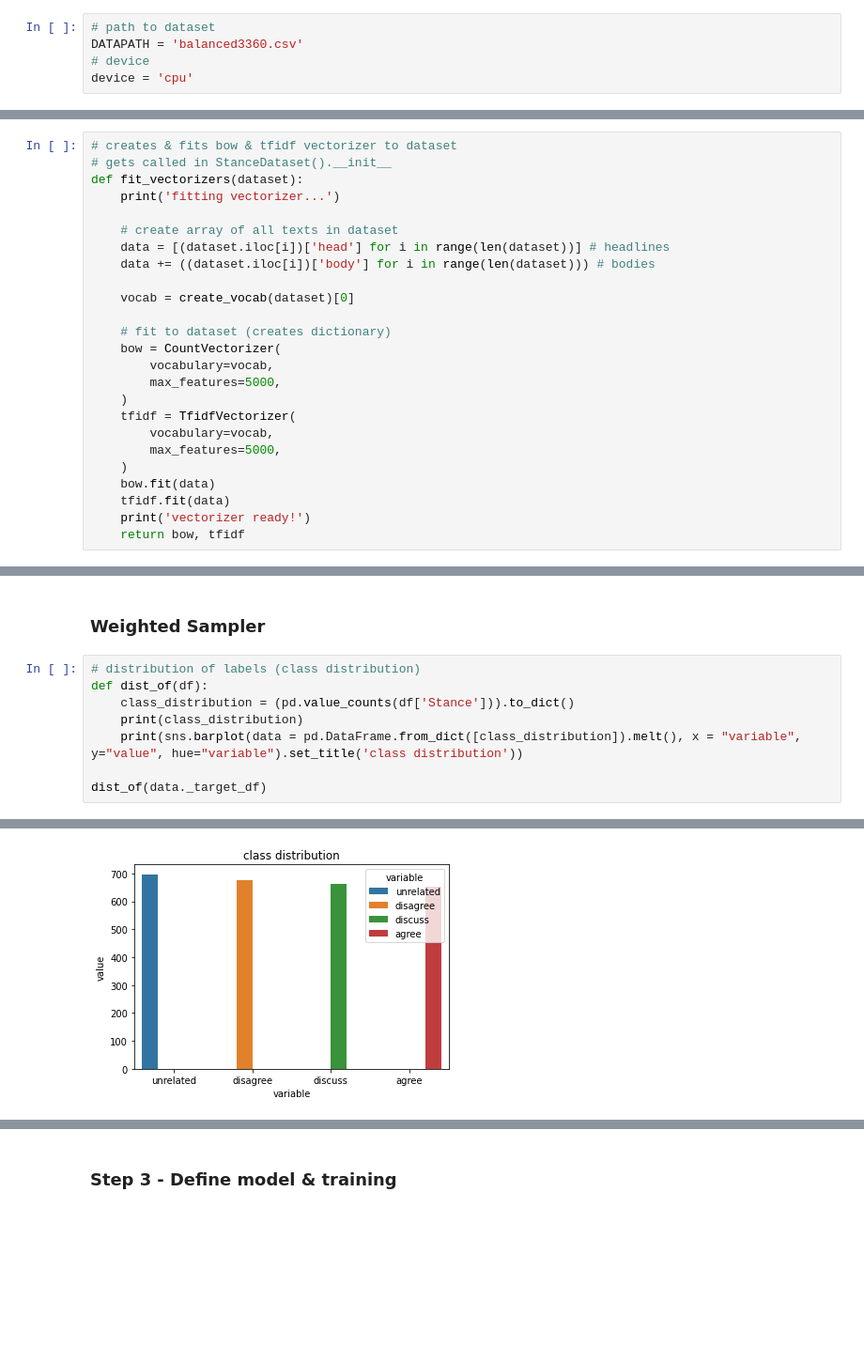
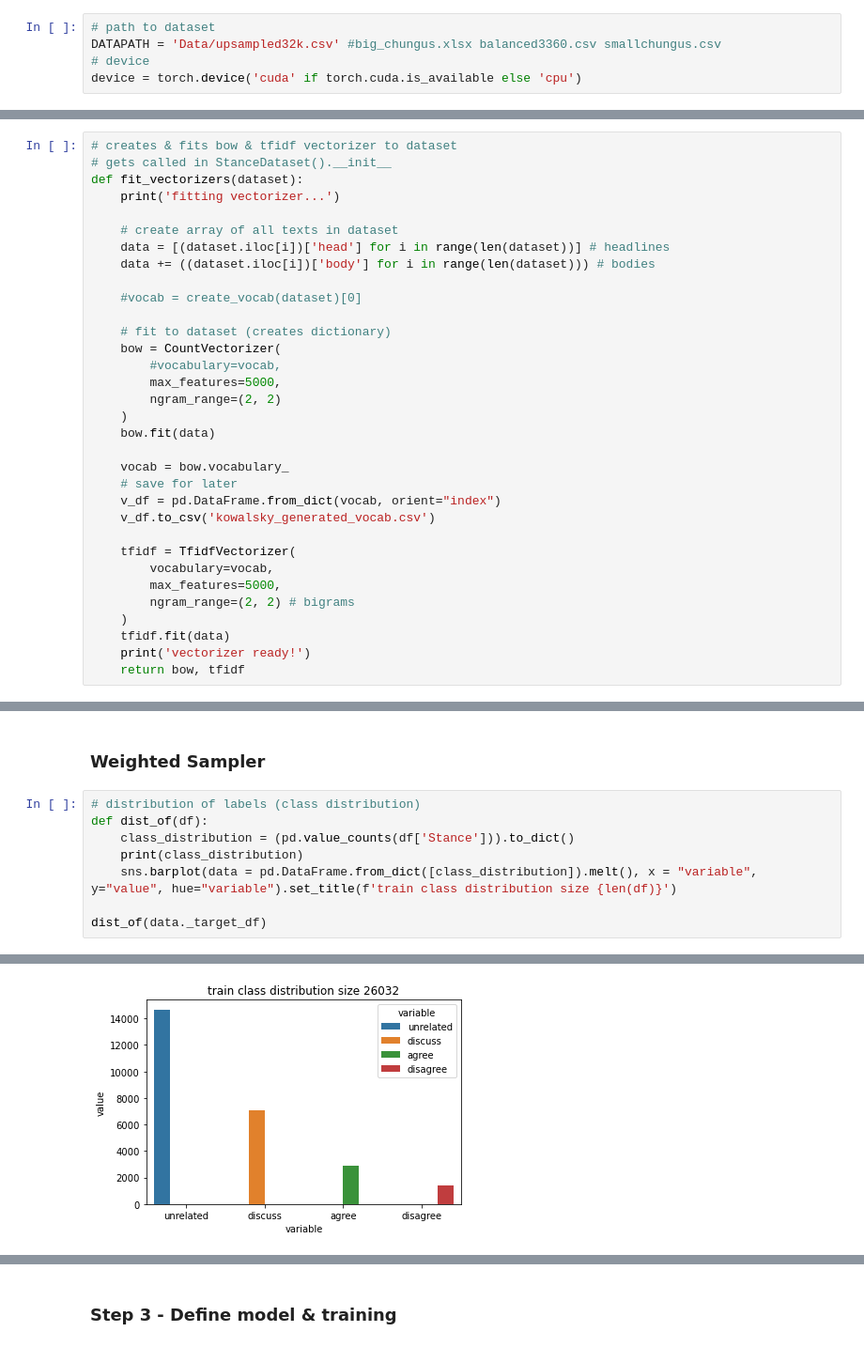
Before and after one commit to unreally-ai/notebooks, a Jupyter notebook: Step2-MLP/the_unreally_notebook.ipynb, the cells around one changed output, grey strips where cells are left out. Shown at 94% size. Cells and saved outputs as stored; diff of their text form; blank space fills up the shorter version.

```diff
--- a/Step2-MLP/the_unreally_notebook.ipynb
+++ b/Step2-MLP/the_unreally_notebook.ipynb
@@ -23,9 +23,9 @@ from nltk.corpus import stopwords
 from nltk.stem import WordNetLemmatizer
 # %%
 # path to dataset
-DATAPATH = 'balanced3360.csv'
+DATAPATH = 'Data/upsampled32k.csv' #big_chungus.xlsx balanced3360.csv smallchungus.csv
 # device
-device = 'cpu'
+device = torch.device('cuda' if torch.cuda.is_available else 'cpu')
 # %%
 # takes in string & returns a cleaned string of all non-stop-words
 def preprocess(text, lemmatizer = WordNetLemmatizer()):
@@ -63,18 +63,26 @@ def fit_vectorizers(dataset):
     data = [(dataset.iloc[i])['head'] for i in range(len(dataset))] # headlines
     data += ((dataset.iloc[i])['body'] for i in range(len(dataset))) # bodies
 
-    vocab = create_vocab(dataset)[0]
+    #vocab = create_vocab(dataset)[0]
 
     # fit to dataset (creates dictionary)
     bow = CountVectorizer(
-        vocabulary=vocab,
+        #vocabulary=vocab,
         max_features=5000,
+        ngram_range=(2, 2)
     )
+    bow.fit(data)
+
+    vocab = bow.vocabulary_
+    # save for later
+    v_df = pd.DataFrame.from_dict(vocab, orient="index")
+    v_df.to_csv('kowalsky_generated_vocab.csv')
+
     tfidf = TfidfVectorizer(
         vocabulary=vocab,
         max_features=5000,
+        ngram_range=(2, 2) # bigrams
     )
-    bow.fit(data)
     tfidf.fit(data)
     print('vectorizer ready!')
     return bow, tfidf
@@ -236,7 +244,7 @@ tensor(2)
 def dist_of(df):
     class_distribution = (pd.value_counts(df['Stance'])).to_dict()
     print(class_distribution)
-    print(sns.barplot(data = pd.DataFrame.from_dict([class_distribution]).melt(), x = "variable", y="value", hue="variable").set_title('class distribution'))
+    sns.barplot(data = pd.DataFrame.from_dict([class_distribution]).melt(), x = "variable", y="value", hue="variable").set_title(f'train class distribution size {len(df)}')
 
 dist_of(data._target_df)
 # %% [output]
@@ -245,2 +252,2 @@ Text(0.5, 1.0, 'class distribution')
-[figure, old version]
+[figure, new version]
 # %%
```
Also changed, not shown: parts of 16 cells of this notebook, 1 other file.
